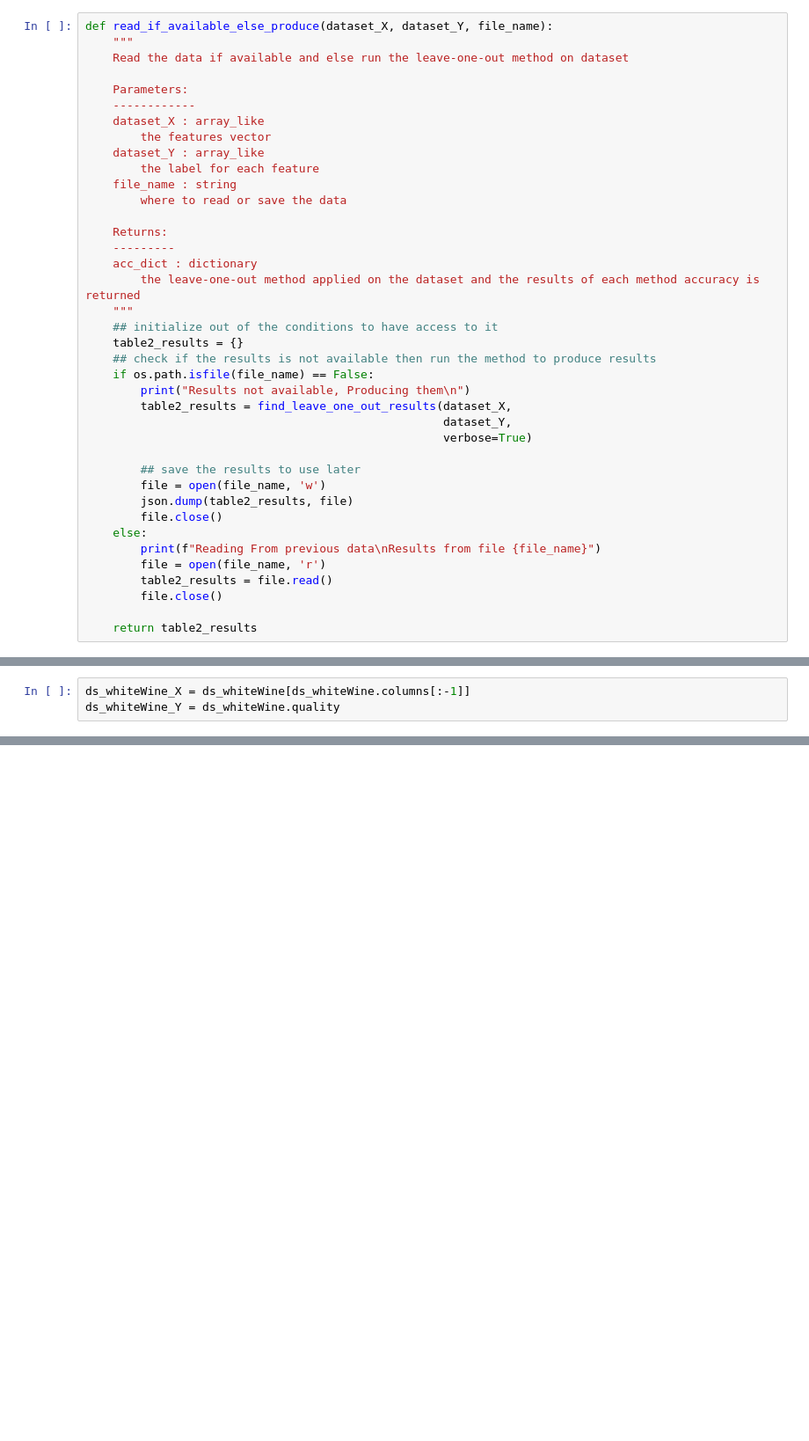
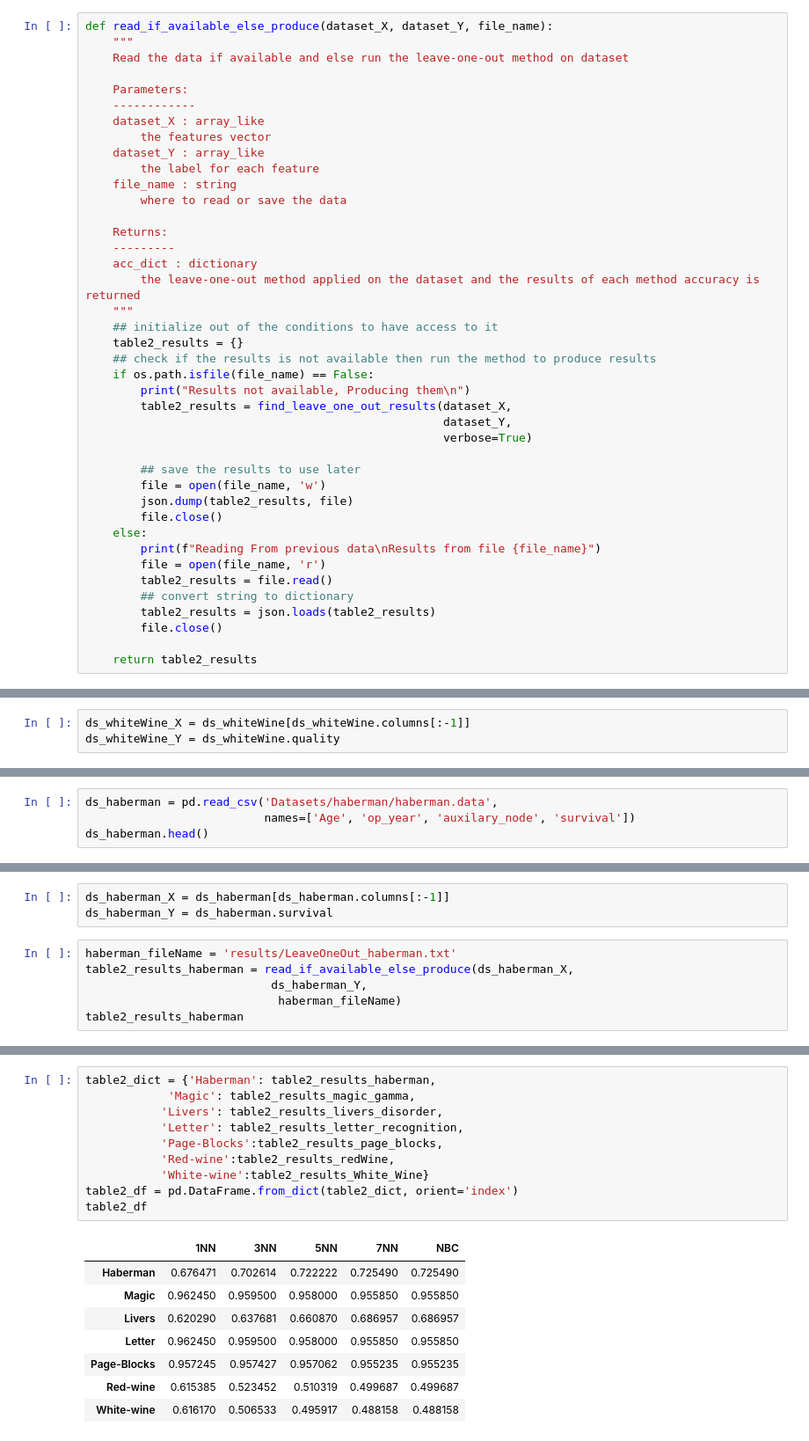
Before and after one commit to amindadgar/Dependency-Analysis-KFoldCrossValidation, a Jupyter notebook: main.ipynb, the cells around one changed output, grey strips where cells are left out. Shown at 88% size. Drawn from its saved outputs; the diff is of its cells as text; blank space fills up the shorter version.

Commit message:
Table 3, the p-values results for each dataset is produced!

```diff
--- a/main.ipynb
+++ b/main.ipynb
@@ -455,6 +454,8 @@ def read_if_available_else_produce(dataset_X, dataset_Y, file_name):
         print(f"Reading From previous data\nResults from file {file_name}")
         file = open(file_name, 'r')
         table2_results = file.read()
+        ## convert string to dictionary
+        table2_results = json.loads(table2_results)
         file.close()
 
     return table2_results
@@ -637,0 +638,4 @@ Naive Bayes finished with accuracy score: 0.4881584320130666
+# %%
+ds_haberman = pd.read_csv('Datasets/haberman/haberman.data',
+                          names=['Age', 'op_year', 'auxilary_node', 'survival'])
+ds_haberman.head()
@@ -637,0 +649,9 @@ Naive Bayes finished with accuracy score: 0.4881584320130666
+# %%
+ds_haberman_X = ds_haberman[ds_haberman.columns[:-1]]
+ds_haberman_Y = ds_haberman.survival
+# %%
+haberman_fileName = 'results/LeaveOneOut_haberman.txt'
+table2_results_haberman = read_if_available_else_produce(ds_haberman_X,
+                           ds_haberman_Y,
+                            haberman_fileName)
+table2_results_haberman
@@ -637,0 +673,19 @@ Naive Bayes finished with accuracy score: 0.4881584320130666
+# %%
+table2_dict = {'Haberman': table2_results_haberman,
+            'Magic': table2_results_magic_gamma,
+           'Livers': table2_results_livers_disorder,
+           'Letter': table2_results_letter_recognition,
+           'Page-Blocks':table2_results_page_blocks,
+           'Red-wine':table2_results_redWine,
+           'White-wine':table2_results_White_Wine}
+table2_df = pd.DataFrame.from_dict(table2_dict, orient='index')
+table2_df
+# %% [output]
+|  | 1NN | 3NN | 5NN | 7NN | NBC |
+| Haberman | 0.676471 | 0.702614 | 0.722222 | 0.725490 | 0.725490 |
+| Magic | 0.962450 | 0.959500 | 0.958000 | 0.955850 | 0.955850 |
+| Livers | 0.620290 | 0.637681 | 0.660870 | 0.686957 | 0.686957 |
+| Letter | 0.962450 | 0.959500 | 0.958000 | 0.955850 | 0.955850 |
+| Page-Blocks | 0.957245 | 0.957427 | 0.957062 | 0.955235 | 0.955235 |
+| Red-wine | 0.615385 | 0.523452 | 0.510319 | 0.499687 | 0.499687 |
+| White-wine | 0.616170 | 0.506533 | 0.495917 | 0.488158 | 0.488158 |
```
Also changed, not shown: parts of 22 cells of this notebook, 8 other files.
